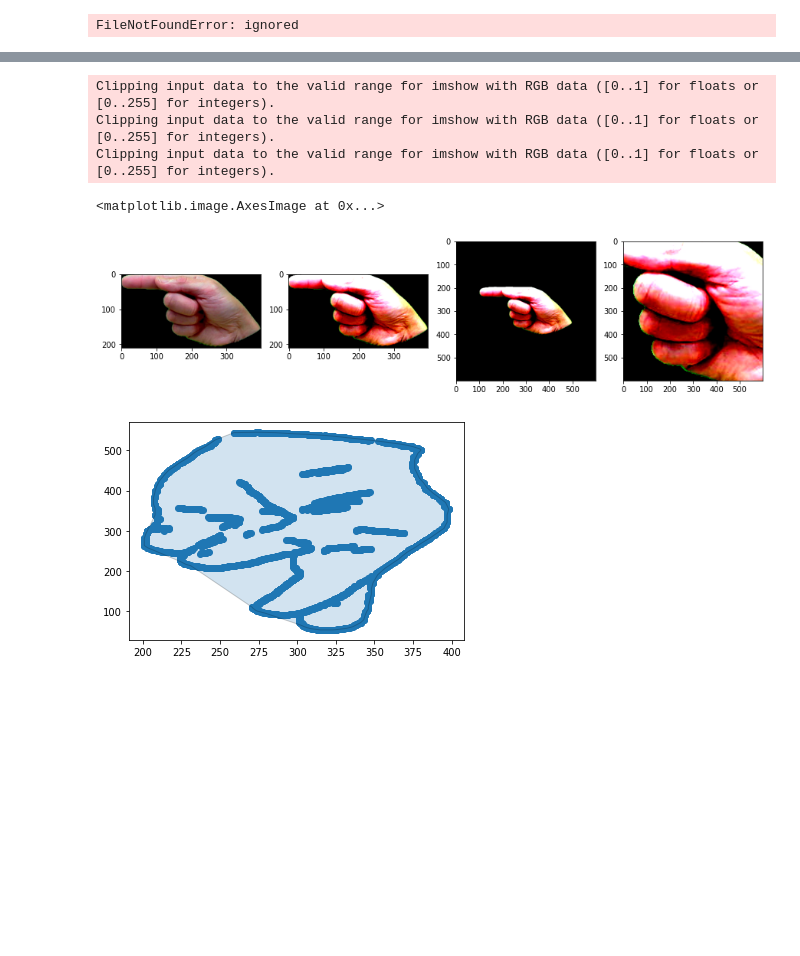
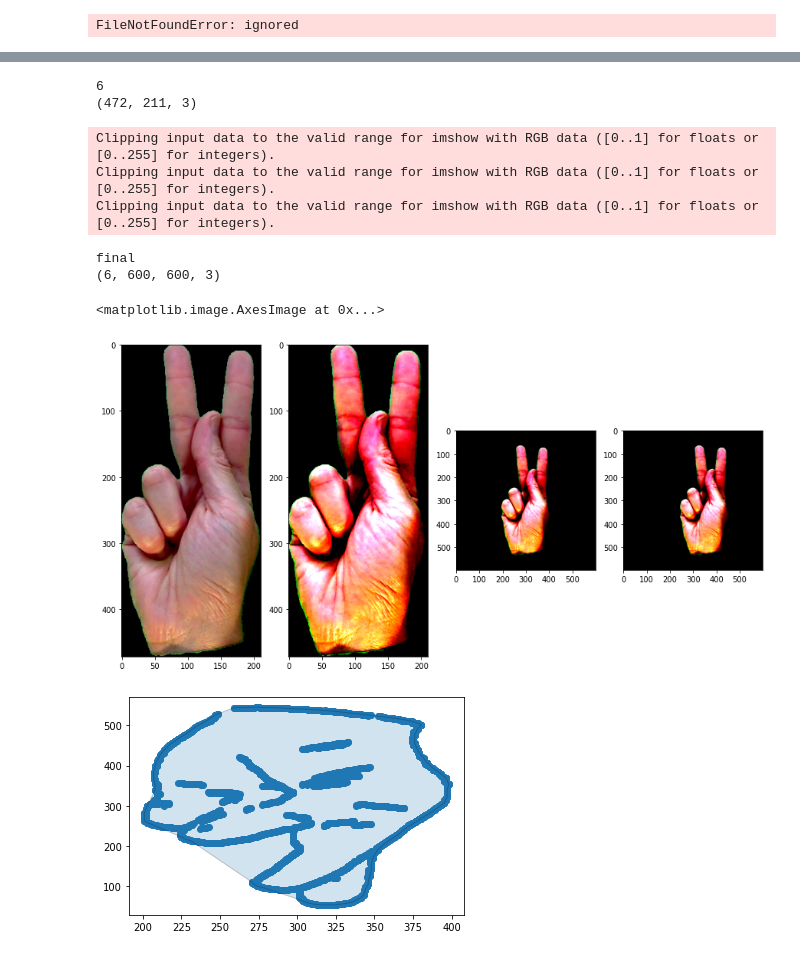
Before and after one commit to swadhwa5/MLFinalProject, a Jupyter notebook: MLFinalProject.ipynb, the cells around one changed output, grey strips where cells are left out. Cells and saved outputs as stored; diff of their text form; code cells hidden in the pictures; blank space fills up the shorter version.

Commit message:
fixed reshape600, updated VerticalFlip, Rotate30, RotateNeg30, Translation to return numpy arrays

```diff
--- a/MLFinalProject.ipynb
+++ b/MLFinalProject.ipynb
@@ -44,14 +33,3 @@ def shape600(x):
-# %%
-# Normalize images
-def Normalize(imgs):
-  new_imgs = np.empty([N_IMAGES, HEIGHT * WIDTH])
-  for i, img in enumerate(imgs):
-      flat_img = img.flatten()
-      m = np.mean(flat_img)
-      std = np.std(flat_img)
-      flat_img = (flat_img-m)/std
-      new_imgs[i] = flat_img
-  return new_imgs
 # %%
 def Brighten(imgs):
   for i, img in enumerate(imgs):
@@ -87,10 +65,10 @@ def VerticalFlip(imgs):
   return flip_imgs
 # %%
 def Translation(imgs):
-  trans_imgs = np.empty([N_IMAGES, HEIGHT * WIDTH])
+  trans_imgs = np.empty([imgs.shape[0], imgs.shape[1], imgs.shape[2], imgs.shape[3]])
   for i, img in enumerate(imgs):
-    rand_x = random.randrange(50, 200, 50)
-    rand_y = random.randrange(50, 200, 50)
+    rand_x = random.randrange(-150, 150, 50)
+    rand_y = random.randrange(-150, 150, 50)
     transform = AffineTransform(translation=(rand_x,rand_y))
     new_img = warp(img,transform, mode="constant")
     trans_imgs[i, :] = new_img
@@ -182,10 +173,12 @@ from google.colab import files
 # %%
 def shape600(x):
+  print(len(x))
+  print(x[0].shape)
   reshaped_array = np.zeros((len(x), 600, 600, 3))
   for i, img in enumerate(x):
     x_pad_width = (600 - img.shape[0])//2
     y_pad_width = (600 - img.shape[1])//2
-    reshaped_array[i,:,:,:] = np.pad(img, ((x_pad_width, x_pad_width + (img.shape[0])%2), (y_pad_width, y_pad_width+(img.shape[1]%2)), (0,0)), constant_values=img[i][0][0])
+    reshaped_array[i,:,:,:] = np.pad(img, ((x_pad_width, x_pad_width + (img.shape[0])%2), (y_pad_width, y_pad_width+(img.shape[1]%2)), (0,0)), constant_values=img[0][0][0])
   return reshaped_array
 
 # Normalize images
@@ -219,43 +212,54 @@ def Scale(imgs):
     # final.save('./Crop/img_' + str(i) + '_scale.png')
 
 # load png_images
-path = "./Data/"
+path = "./Data2/"
 
 # images in an array named imgs
 imgs, labels = loadImages(path)
 
 # Step 1 convert png_images to np arrays
 imgs_array_before = ImagesToArray(imgs)
 
 # # Step 3 Normalize imagesreshaped
 imgs_array_normalize = Normalize(imgs_array_before)
 
 # # Step 2 Resize the images
 imgs_array_reshaped = shape600(imgs_array_normalize)
 
 # # Step 4 Blur the images
 # blurred = blur(imgs_array, 10)
 
 # cropped = Crop(imgs_array_normalize)
-scaled = Scale(imgs_array_reshaped)
+#scaled = Scale(imgs_array_reshaped)
 # plt.imshow(cropped)
 
 # Step5 Brighten the images
 # Brighten(imgs_array_normalize)
+
+# Step 6 Flip the images
+#flipped = VerticalFlip(imgs_array_reshaped)
+
+# Step 7 Rotate 30 Degrees
+final = Translation(imgs_array_reshaped)
+print('final')
+print(final.shape)
 
 # Show the progression of images for each step
 fig, ax = plt.subplots(1, 4, figsize=(15,10))
 ax[0].imshow(imgs_array_before[0]) # Step 1:
 ax[1].imshow(imgs_array_normalize[0]) # Step 2
 ax[2].imshow(imgs_array_reshaped[0]) # Step 3
-# ax[3].imshow(cropped) # Step 4
-ax[3].imshow(scaled) # Step 4
+ax[3].imshow(final[0]) # Step 4
 # %% [output]
-Clipping input data to the valid range for imshow with RGB data ([0..1] for floats or [0..255] for integers).
-Clipping input data to the valid range for imshow with RGB data ([0..1] for floats or [0..255] for integers).
-Clipping input data to the valid range for imshow with RGB data ([0..1] for floats or [0..255] for integers).
+6
+(472, 211, 3)
-<matplotlib.image.AxesImage at 0x...>
+Clipping input data to the valid range for imshow with RGB data ([0..1] for floats or [0..255] for integers).
+Clipping input data to the valid range for imshow with RGB data ([0..1] for floats or [0..255] for integers).
+Clipping input data to the valid range for imshow with RGB data ([0..1] for floats or [0..255] for integers).
+final
+(6, 600, 600, 3)
+<matplotlib.image.AxesImage at 0x...>
-[figure, old version]
+[figure, new version]
 # %%
 import alphashape
 from descartes import PolygonPatch
```
Also changed, not shown: parts of 8 cells of this notebook.
